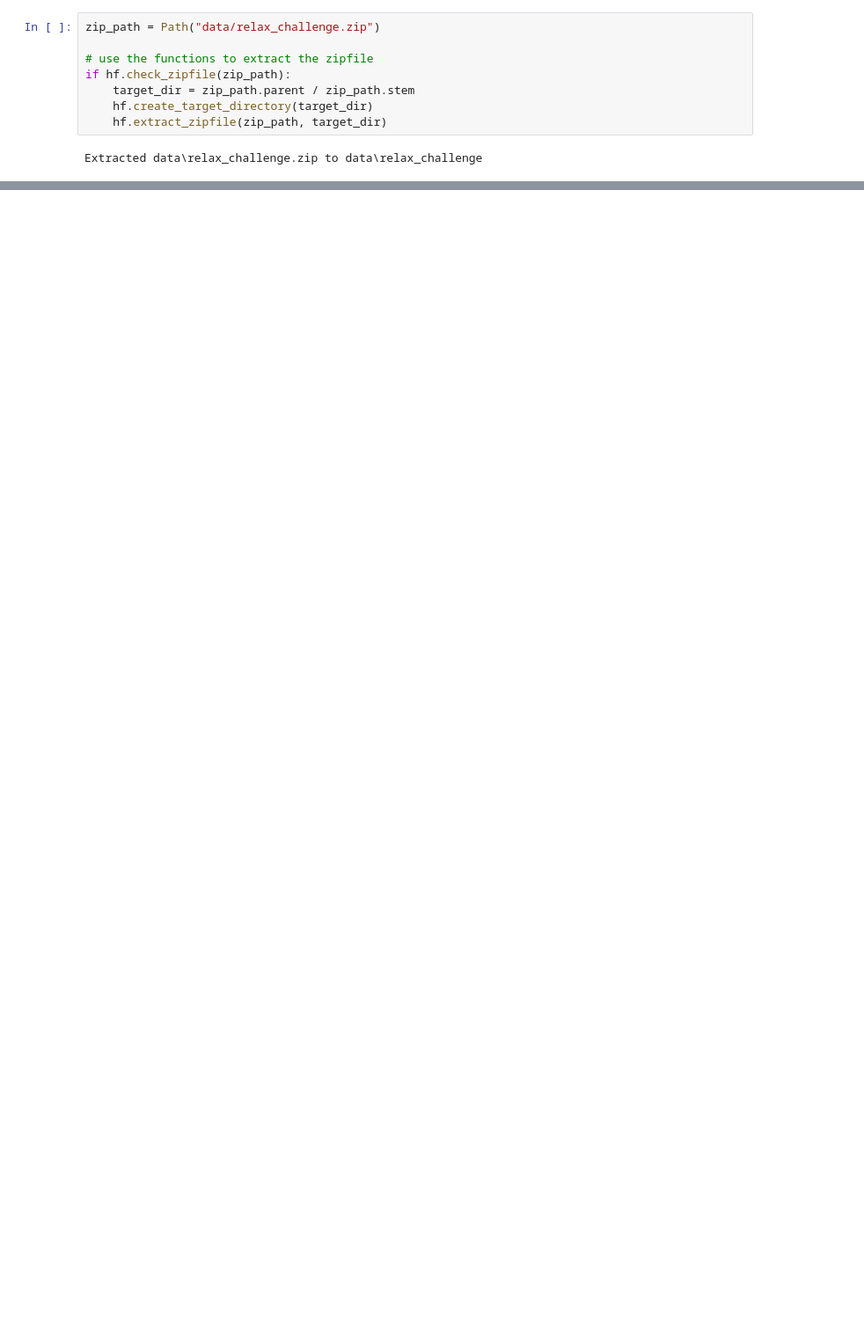
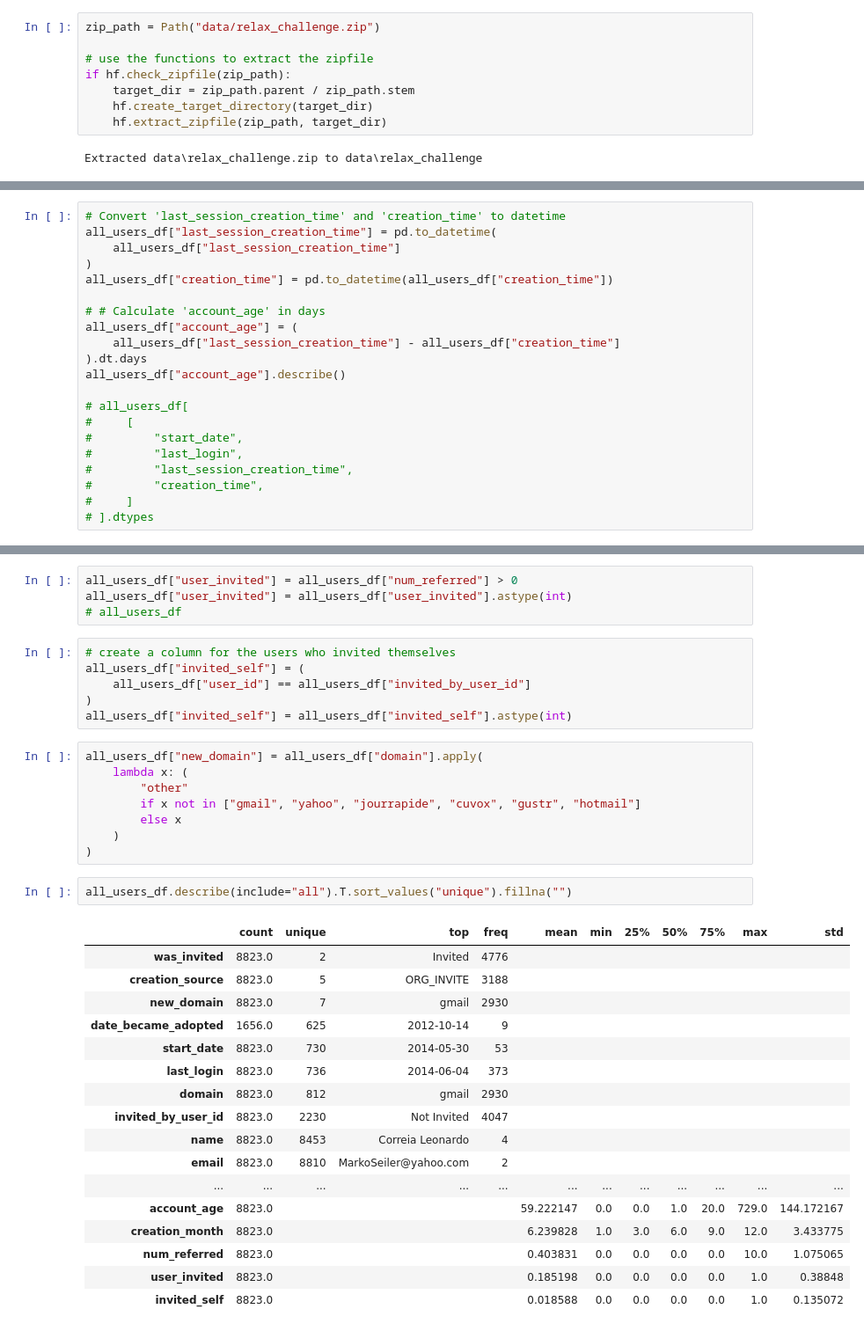
Before and after one commit to jonnross88/ultimate_project_3, a Jupyter notebook: relax.ipynb, the cells around one changed output, grey strips where cells are left out. Shown at 88% size. Drawn from its saved outputs; the diff is of its cells as text; blank space fills up the shorter version.

```diff
--- a/relax.ipynb
+++ b/relax.ipynb
@@ -202,0 +366,21 @@ adopted_user_df
+# %%
+# Convert 'last_session_creation_time' and 'creation_time' to datetime
+all_users_df["last_session_creation_time"] = pd.to_datetime(
+    all_users_df["last_session_creation_time"]
+)
+all_users_df["creation_time"] = pd.to_datetime(all_users_df["creation_time"])
+
+# # Calculate 'account_age' in days
+all_users_df["account_age"] = (
+    all_users_df["last_session_creation_time"] - all_users_df["creation_time"]
+).dt.days
+all_users_df["account_age"].describe()
+
+# all_users_df[
+#     [
+#         "start_date",
+#         "last_login",
+#         "last_session_creation_time",
+#         "creation_time",
+#     ]
+# ].dtypes
@@ -202,0 +471,38 @@ adopted_user_df
+# %%
+all_users_df["user_invited"] = all_users_df["num_referred"] > 0
+all_users_df["user_invited"] = all_users_df["user_invited"].astype(int)
+# all_users_df
+# %%
+# create a column for the users who invited themselves
+all_users_df["invited_self"] = (
+    all_users_df["user_id"] == all_users_df["invited_by_user_id"]
+)
+all_users_df["invited_self"] = all_users_df["invited_self"].astype(int)
+# %%
+all_users_df["new_domain"] = all_users_df["domain"].apply(
+    lambda x: (
+        "other"
+        if x not in ["gmail", "yahoo", "jourrapide", "cuvox", "gustr", "hotmail"]
+        else x
+    )
+)
+# %%
+all_users_df.describe(include="all").T.sort_values("unique").fillna("")
+# %% [output]
+|  | count | unique | top | freq | mean | min | 25% | 50% | 75% | max | std |
+| was_invited | 8823.0 | 2 | Invited | 4776 |  |  |  |  |  |  |  |
+| creation_source | 8823.0 | 5 | ORG_INVITE | 3188 |  |  |  |  |  |  |  |
+| new_domain | 8823.0 | 7 | gmail | 2930 |  |  |  |  |  |  |  |
+| date_became_adopted | 1656.0 | 625 | 2012-10-14 | 9 |  |  |  |  |  |  |  |
+| start_date | 8823.0 | 730 | 2014-05-30 | 53 |  |  |  |  |  |  |  |
+| last_login | 8823.0 | 736 | 2014-06-04 | 373 |  |  |  |  |  |  |  |
+| domain | 8823.0 | 812 | gmail | 2930 |  |  |  |  |  |  |  |
+| invited_by_user_id | 8823.0 | 2230 | Not Invited | 4047 |  |  |  |  |  |  |  |
+| name | 8823.0 | 8453 | Correia Leonardo | 4 |  |  |  |  |  |  |  |
+| email | 8823.0 | 8810 | MarkoSeiler@yahoo.com | 2 |  |  |  |  |  |  |  |
+| ... | ... | ... | ... | ... | ... | ... | ... | ... | ... | ... | ... |
+| account_age | 8823.0 |  |  |  | 59.222147 | 0.0 | 0.0 | 1.0 | 20.0 | 729.0 | 144.172167 |
+| creation_month | 8823.0 |  |  |  | 6.239828 | 1.0 | 3.0 | 6.0 | 9.0 | 12.0 | 3.433775 |
+| num_referred | 8823.0 |  |  |  | 0.403831 | 0.0 | 0.0 | 0.0 | 0.0 | 10.0 | 1.075065 |
+| user_invited | 8823.0 |  |  |  | 0.185198 | 0.0 | 0.0 | 0.0 | 0.0 | 1.0 | 0.38848 |
+| invited_self | 8823.0 |  |  |  | 0.018588 | 0.0 | 0.0 | 0.0 | 0.0 | 1.0 | 0.135072 |
```
Also changed, not shown: parts of 52 cells of this notebook.
